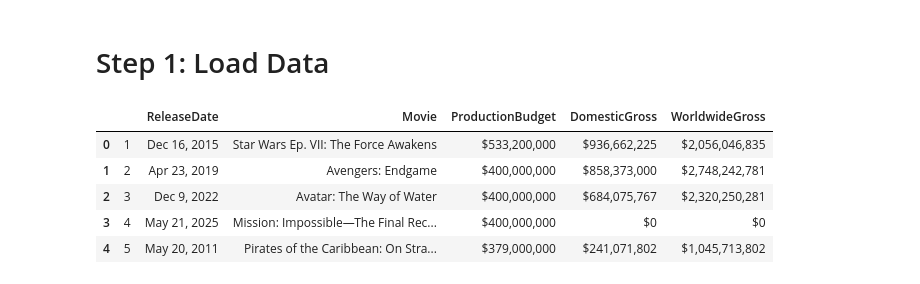
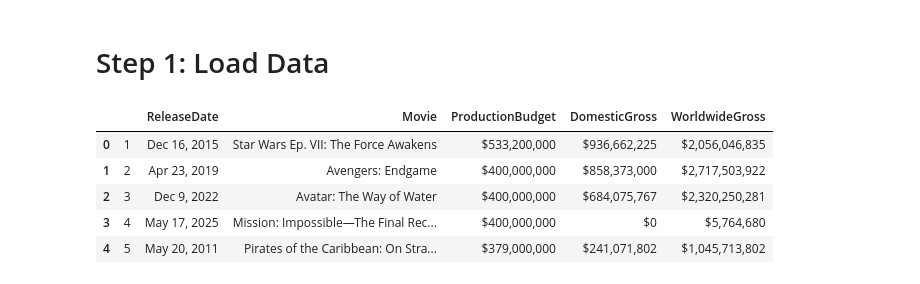
Before and after one commit to Vastro-lorde/3mtt-ai-ml-mini-projects, a Jupyter notebook: assignment/movie_budget_prediction_linear_regretion.ipynb, the cells around one changed output. Saved outputs shown, nothing was run; the diff lists cells and outputs as text; code cells hidden in the pictures.

```diff
--- a/assignment/movie_budget_prediction_linear_regretion.ipynb
+++ b/assignment/movie_budget_prediction_linear_regretion.ipynb
@@ -15,36 +15,37 @@ import requests
 import pandas as pd
 from bs4 import BeautifulSoup
 
 # Step 1: Fetch the Web Page
 url = "https://www.the-numbers.com/movie/budgets/all"
 headers = {"User-Agent": "Mozilla/5.0"}
 response = requests.get(url, headers=headers)
 
 # Step 2: Parse HTML
 soup = BeautifulSoup(response.text, "html.parser")
 table = soup.find("table")
 
 # Step 3: Extract Column Names
 headers = [th.text.strip() for th in table.find_all("th")]
 
 # Step 4: Extract Table Rows
 data = []
 for row in table.find_all("tr")[1:]:  # Skip header row
     cols = [td.text.strip() for td in row.find_all("td")]
     if len(cols) == len(headers):  # Ensure row length matches headers
         data.append(cols)
 
 # Step 5: Convert to DataFrame
 df = pd.DataFrame(data, columns=headers)
+df.to_csv("data/movie_budgets.csv", index=False)
 
 # Display first few rows
 df.head()
 # %% [output]
 |  |  | ReleaseDate | Movie | ProductionBudget | DomesticGross | WorldwideGross |
 | 0 | 1 | Dec 16, 2015 | Star Wars Ep. VII: The Force Awakens | $533,200,000 | $936,662,225 | $2,056,046,835 |
-| 1 | 2 | Apr 23, 2019 | Avengers: Endgame | $400,000,000 | $858,373,000 | $2,748,242,781 |
+| 1 | 2 | Apr 23, 2019 | Avengers: Endgame | $400,000,000 | $858,373,000 | $2,717,503,922 |
 | 2 | 3 | Dec 9, 2022 | Avatar: The Way of Water | $400,000,000 | $684,075,767 | $2,320,250,281 |
-| 3 | 4 | May 21, 2025 | Mission: Impossible—The Final Rec... | $400,000,000 | $0 | $0 |
+| 3 | 4 | May 17, 2025 | Mission: Impossible—The Final Rec... | $400,000,000 | $0 | $5,764,680 |
 | 4 | 5 | May 20, 2011 | Pirates of the Caribbean: On Stra... | $379,000,000 | $241,071,802 | $1,045,713,802 |
 # %%
 # Data Cleaning and Preprocessing
```
Also changed, not shown: parts of 4 cells of this notebook, 24 other files.
